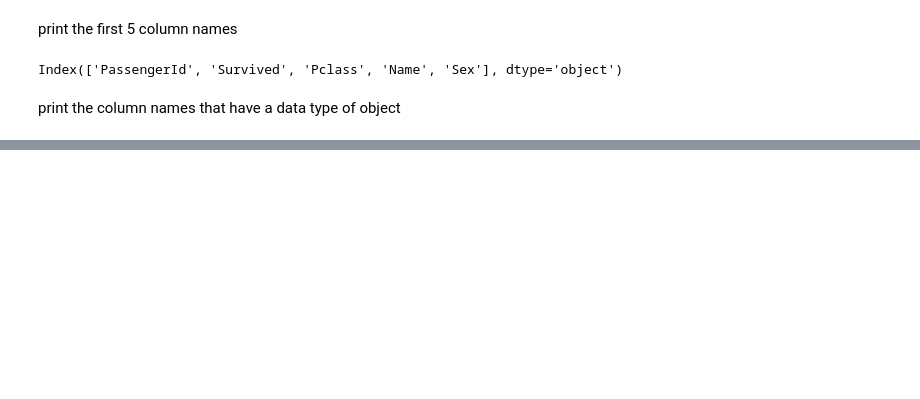
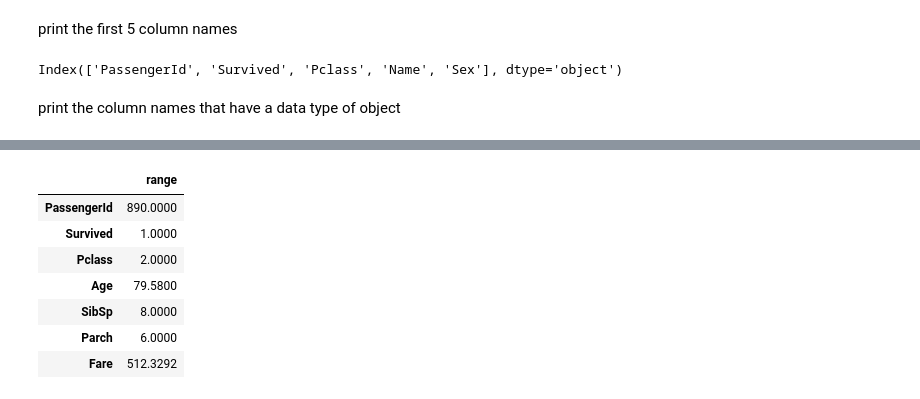
Before and after one commit to rajeshlamichhane04/classification_exercises, a Jupyter notebook: classification-exercises.ipynb, the cells around one changed output, grey strips where cells are left out. Saved outputs shown, nothing was run; the diff lists cells and outputs as text; code cells hidden in the pictures; blank space fills up the shorter version.

```diff
--- a/classification-exercises.ipynb
+++ b/classification-exercises.ipynb
@@ -245,0 +302,13 @@ dtype: object
+# %%
+#make range column usinf max-min
+df["range"] = df["max"] - df["min"]
+df.iloc[ :,8:]
+# %% [output]
+|  | range |
+| PassengerId | 890.0000 |
+| Survived | 1.0000 |
+| Pclass | 2.0000 |
+| Age | 79.5800 |
+| SibSp | 8.0000 |
+| Parch | 6.0000 |
+| Fare | 512.3292 |
```
Also changed, not shown: parts of 17 cells of this notebook.
